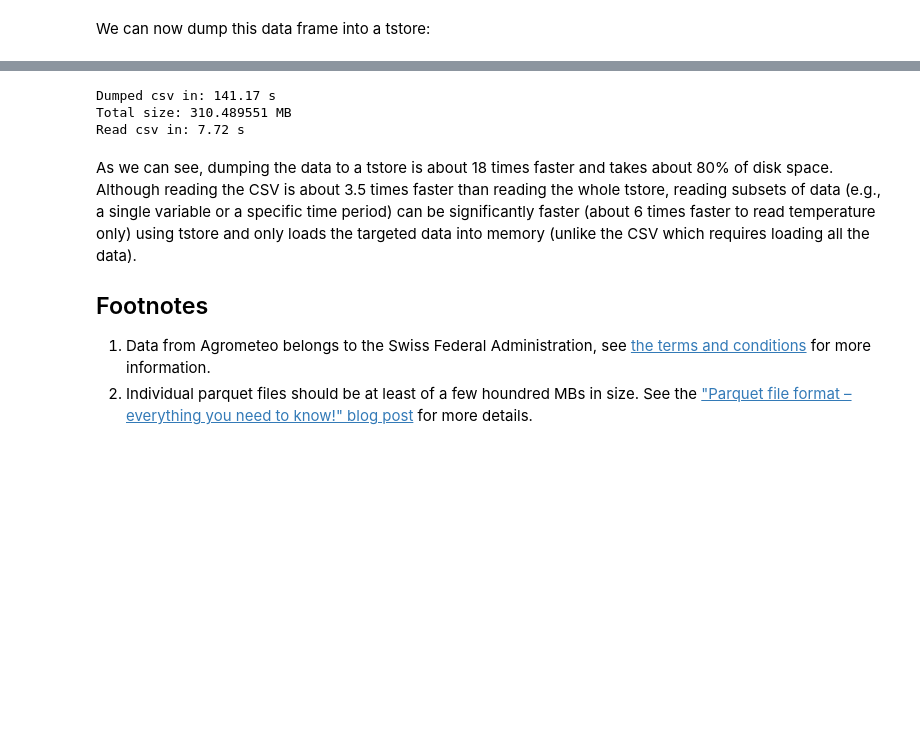
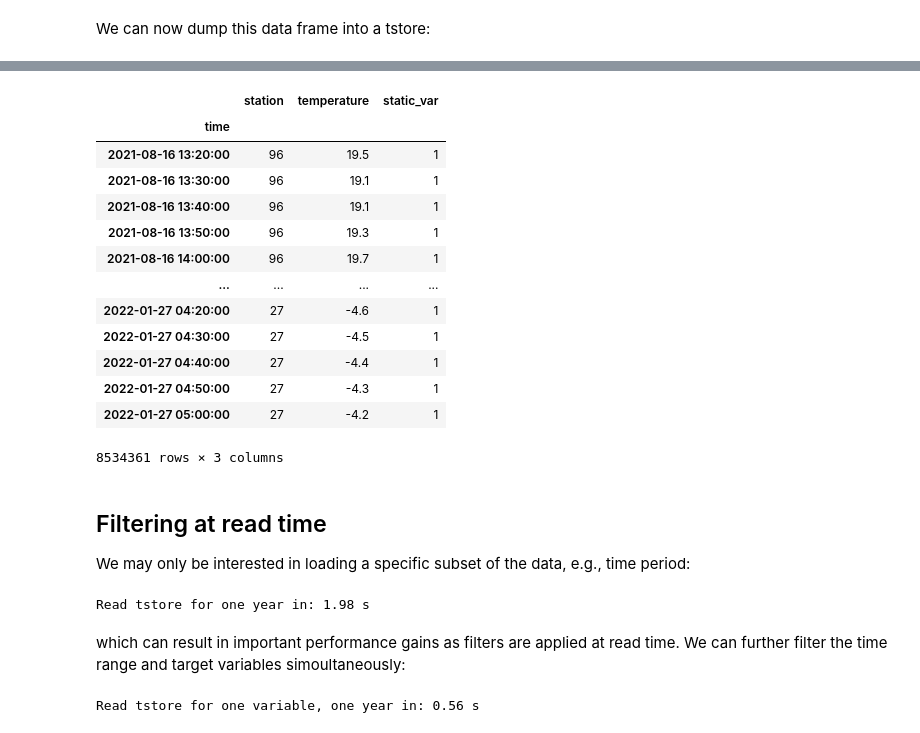
Before and after one commit to ltelab/tstore, a Jupyter notebook: tutorials/01-your-first-tstore.ipynb, the cells around one changed output, grey strips where cells are left out. Saved outputs shown, nothing was run; the diff lists cells and outputs as text; code cells hidden in the pictures; blank space fills up the shorter version.

```diff
--- a/tutorials/01-your-first-tstore.ipynb
+++ b/tutorials/01-your-first-tstore.ipynb
@@ -259,21 +273,63 @@ Let us now compare the I/O of tstore with a pandas CSV:
 # %%
-with tempfile.TemporaryDirectory() as tmp_dir:
-    csv_filepath = path.join(tmp_dir, "foo.csv")
-    start = time.time()
-    long_ts_df.to_csv(csv_filepath)
-    print(f"Dumped csv in: {time.time() - start:.2f} s")
-    print(f"Total size: {path.getsize(csv_filepath)/1e6} MB")
-    start = time.time()
-    ts_df = pd.read_csv(csv_filepath)
-    print(f"Read csv in: {time.time() - start:.2f} s")
+tslong = tstore.TSLong(
+    long_ts_df.reset_index().assign(**{"static_var": 1}),
+    id_var,
+    time_var,
+    ts_vars={col: [col] for col in long_ts_df.columns},
+    static_vars=["static_var"],
+)
+start = time.time()
+tslong.to_tstore(
+    tstore_dir,
+    partitioning=partitioning,
+)
+
+variable = "temperature"
+T_ts_df = tstore.open_tslong(tstore_dir, ts_variables=variable, backend="pandas")
+T_ts_df
 # %% [output]
+|  | station | temperature | static_var |
+| time |  |  |  |
+| 2021-08-16 13:20:00 | 96 | 19.5 | 1 |
+| 2021-08-16 13:30:00 | 96 | 19.1 | 1 |
+| 2021-08-16 13:40:00 | 96 | 19.1 | 1 |
+| 2021-08-16 13:50:00 | 96 | 19.3 | 1 |
+| 2021-08-16 14:00:00 | 96 | 19.7 | 1 |
+| ... | ... | ... | ... |
+| 2022-01-27 04:20:00 | 27 | -4.6 | 1 |
+| 2022-01-27 04:30:00 | 27 | -4.5 | 1 |
+| 2022-01-27 04:40:00 | 27 | -4.4 | 1 |
+| 2022-01-27 04:50:00 | 27 | -4.3 | 1 |
+| 2022-01-27 05:00:00 | 27 | -4.2 | 1 |
-Dumped csv in: 141.17 s
-Total size: 310.489551 MB
-Read csv in: 7.72 s
+8534361 rows × 3 columns
 # %% [markdown]
-As we can see, dumping the data to a tstore is about 18 times faster and takes about 80% of disk space. Although reading the CSV is about 3.5 times faster than reading the whole tstore, reading subsets of data (e.g., a single variable or a specific time period) can be significantly faster (about 6 times faster to read temperature only) using tstore and only loads the targeted data into memory (unlike the CSV which requires loading all the data).
+## Filtering at read time
 
-## Footnotes
-
-1. <span id="agrometeo"></span> Data from Agrometeo belongs to the Swiss Federal Administration, see [the terms and conditions](https://www.admin.ch/gov/en/start/terms-and-conditions.html) for more information.
-2. <span id="parquet-file-size"></span> Individual parquet files should be at least of a few houndred MBs in size. See the ["Parquet file format – everything you need to know!" blog post](https://data-mozart.com/parquet-file-format-everything-you-need-to-know) for more details.
+We may only be interested in loading a specific subset of the data, e.g., time period:
+# %%
+start = time.time()
+ts_2021_df = tstore.open_tslong(
+    tstore_dir,
+    start_time="2021-01-01",
+    end_time="2021-01-31",
+    inclusive="both",
+    backend="pandas",
+)
+print(f"Read tstore for one year in: {time.time() - start:.2f} s")
+# %% [output]
+Read tstore for one year in: 1.98 s
+# %% [markdown]
+which can result in important performance gains as filters are applied at read time. We can further filter the time range and target variables simoultaneously:
+# %%
+start = time.time()
+variable = "temperature"
+T_ts_2021_df = tstore.open_tslong(
+    tstore_dir,
+    ts_variables=variable,
+    start_time="2021-01-01",
+    end_time="2021-01-31",
+    backend="pandas",
+)
+print(f"Read tstore for one variable, one year in: {time.time() - start:.2f} s")
+# %% [output]
+Read tstore for one variable, one year in: 0.56 s
```
Also changed, not shown: parts of 21 cells of this notebook.
